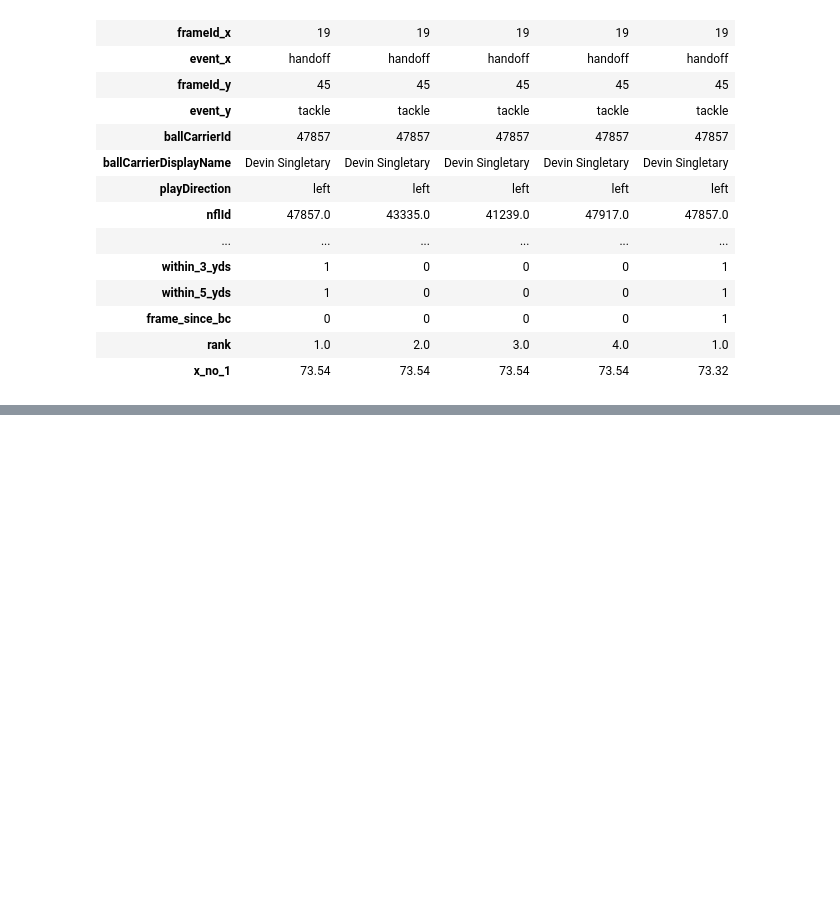
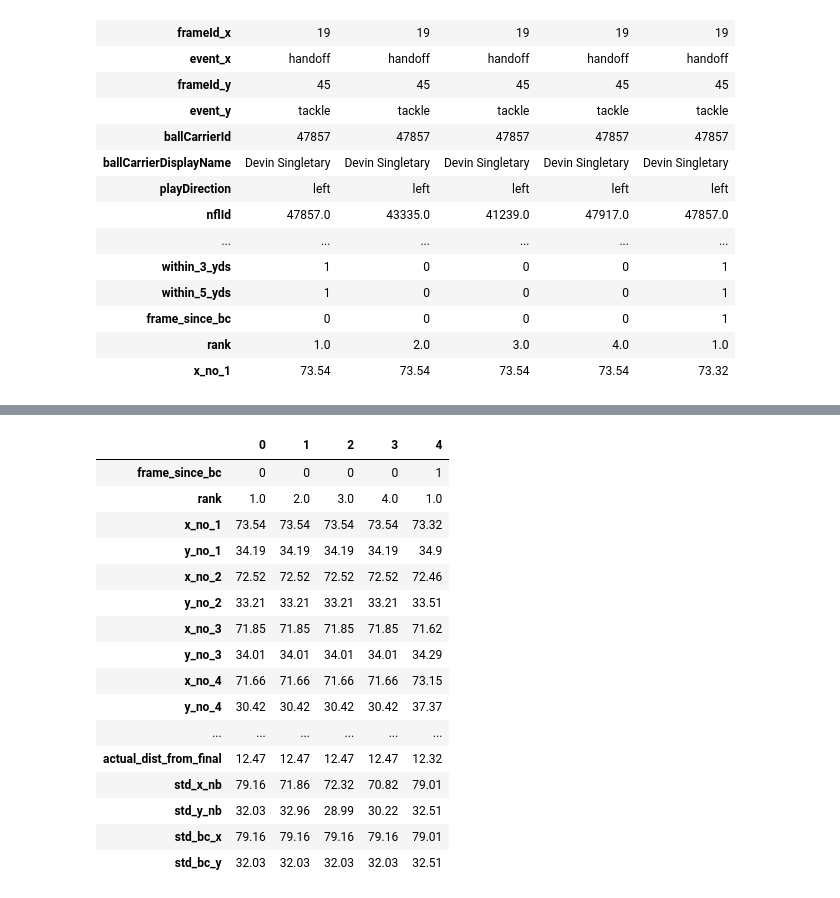
Before and after one commit to ricdurh/NFL_BigDataBowl_2024, a Jupyter notebook: DataCleaning_2.ipynb, the cells around one changed output, grey strips where cells are left out. Cells and saved outputs as stored; diff of their text form; code cells hidden in the pictures; blank space fills up the shorter version.

```diff
--- a/DataCleaning_2.ipynb
+++ b/DataCleaning_2.ipynb
@@ -2370,0 +2387,20 @@ df_1.head()
+# %%
+all_players_sorted_1.head(5).T.tail(40)
+# %% [output]
+|  | 0 | 1 | 2 | 3 | 4 |
+| frame_since_bc | 0 | 0 | 0 | 0 | 1 |
+| rank | 1.0 | 2.0 | 3.0 | 4.0 | 1.0 |
+| x_no_1 | 73.54 | 73.54 | 73.54 | 73.54 | 73.32 |
+| y_no_1 | 34.19 | 34.19 | 34.19 | 34.19 | 34.9 |
+| x_no_2 | 72.52 | 72.52 | 72.52 | 72.52 | 72.46 |
+| y_no_2 | 33.21 | 33.21 | 33.21 | 33.21 | 33.51 |
+| x_no_3 | 71.85 | 71.85 | 71.85 | 71.85 | 71.62 |
+| y_no_3 | 34.01 | 34.01 | 34.01 | 34.01 | 34.29 |
+| x_no_4 | 71.66 | 71.66 | 71.66 | 71.66 | 73.15 |
+| y_no_4 | 30.42 | 30.42 | 30.42 | 30.42 | 37.37 |
+| ... | ... | ... | ... | ... | ... |
+| actual_dist_from_final | 12.47 | 12.47 | 12.47 | 12.47 | 12.32 |
+| std_x_nb | 79.16 | 71.86 | 72.32 | 70.82 | 79.01 |
+| std_y_nb | 32.03 | 32.96 | 28.99 | 30.22 | 32.51 |
+| std_bc_x | 79.16 | 79.16 | 79.16 | 79.16 | 79.01 |
+| std_bc_y | 32.03 | 32.03 | 32.03 | 32.03 | 32.51 |
```
Also changed, not shown: parts of 22 cells of this notebook.
